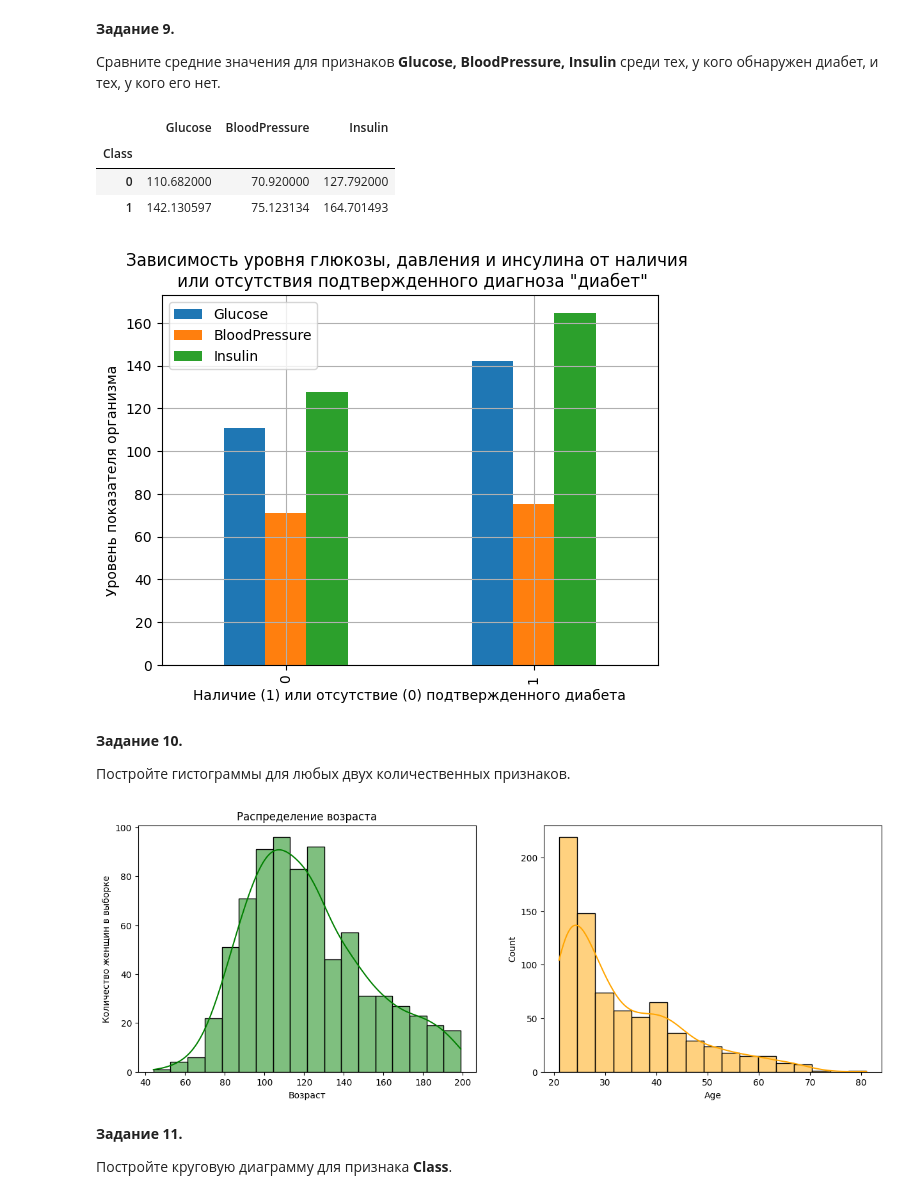
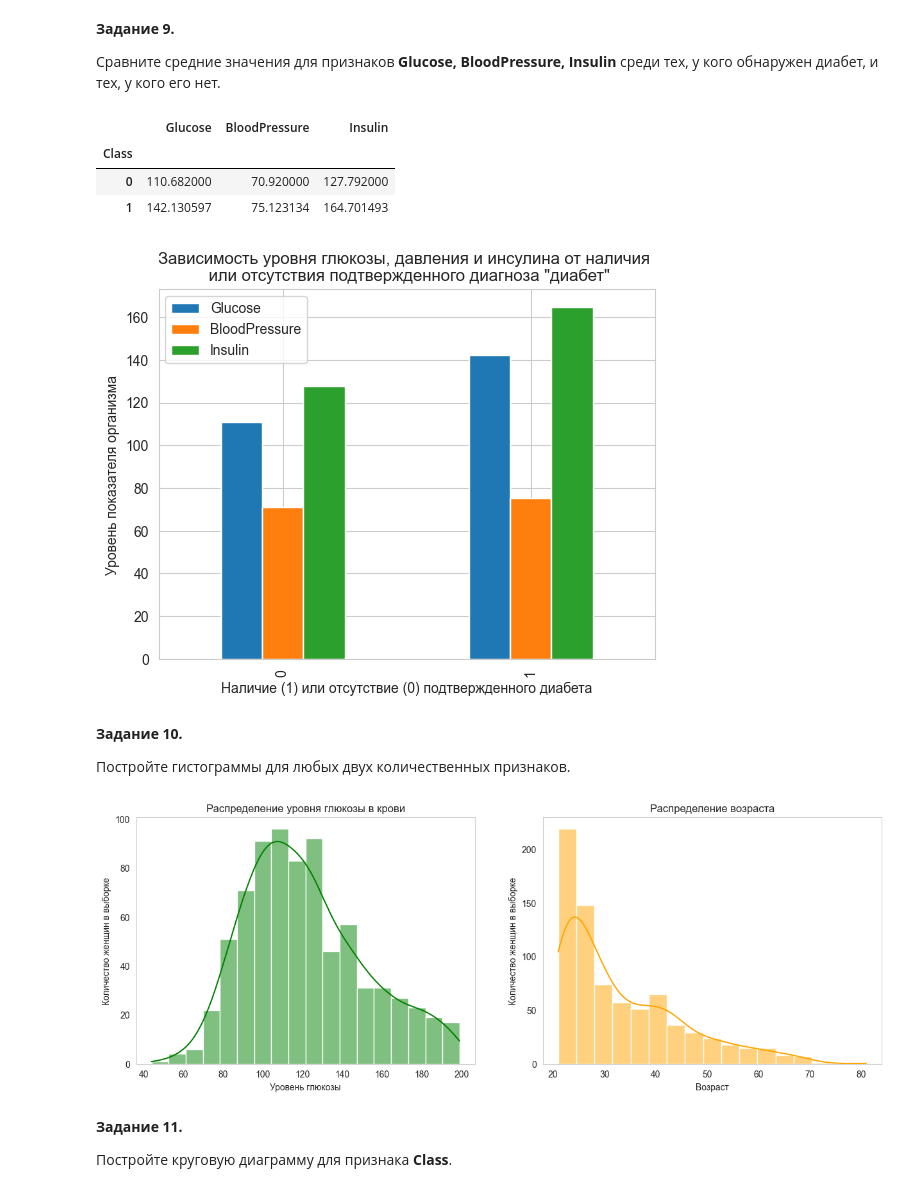
Before and after one commit to SeVlVershinin/py-base-homeworks, a Jupyter notebook: hw_04.ipynb, the cells around one changed output. Cells and saved outputs as stored; diff of their text form; code cells hidden in the pictures.

```diff
--- a/hw_04.ipynb
+++ b/hw_04.ipynb
@@ -148,24 +151,27 @@ __Задание 8.__
 __Задание 9.__
 
 Сравните средние значения для признаков __Glucose,	BloodPressure,	Insulin__ среди тех, у кого обнаружен диабет, и тех, у кого его нет.
-# %%
-pima[['Glucose', 'BloodPressure','Insulin', 'Class']] .groupby(by=['Class']).mean()
-# %% [output]
-|  | Glucose | BloodPressure | Insulin |
-| Class |  |  |  |
-| 0 | 110.682000 | 70.920000 | 127.792000 |
-| 1 | 142.130597 | 75.123134 | 164.701493 |
+# %%
+"""Для вычисления указанных значений достаточно выбрать интересующие колонки и колонку с признаком
+Class, после чего сгруппировать данные по признаку Class, а для интересующих признаков рассчитать
+средние значений"""
+pima[['Glucose', 'BloodPressure','Insulin', 'Class']] .groupby(by=['Class']).mean()
+# %% [output]
+|  | Glucose | BloodPressure | Insulin |
+| Class |  |  |  |
+| 0 | 110.682000 | 70.920000 | 127.792000 |
+| 1 | 142.130597 | 75.123134 | 164.701493 |
 # %%
-# видим, что у женщин с подтвержденным диабетом все три признака выше
-# для наглядности визуализируем это с помощью диаграммы
+"""По значениям в таблице видим, что у женщин с подтвержденным диабетом все три признака выше.
+Для наглядности визуализируем это с помощью диаграммы"""
 
 pima[['Glucose', 'BloodPressure','Insulin', 'Class']] .groupby(by=['Class']).mean().plot.bar()
 plt.title('Зависимость уровня глюкозы, давления и инсулина от наличия \n или отсутствия подтвержденного диагноза "диабет"')
 plt.xlabel('Наличие (1) или отсутствие (0) подтвержденного диабета')
 plt.ylabel('Уровень показателя организма')
 plt.grid()
 # %% [output]
-[figure, old version]
+[figure, new version]
 # %% [markdown]
 __Задание 10.__
 
@@ -178,12 +184,12 @@ ax[0].set_xlabel('Уровень глюкозы')
 ax[0].set_ylabel('Количество женщин в выборке')
 
 sns.histplot(data = pima, x = 'Age', color='orange', kde=True, ax=ax[1])
-ax[0].set_title('Распределение возраста')
-ax[0].set_xlabel('Возраст')
-ax[0].set_ylabel('Количество женщин в выборке')
+ax[1].set_title('Распределение возраста')
+ax[1].set_xlabel('Возраст')
+ax[1].set_ylabel('Количество женщин в выборке')
 plt.show()
 # %% [output]
-[figure, old version]
+[figure, new version]
 # %% [markdown]
 __Задание 11.__
 
```
Also changed, not shown: parts of 18 cells of this notebook.
